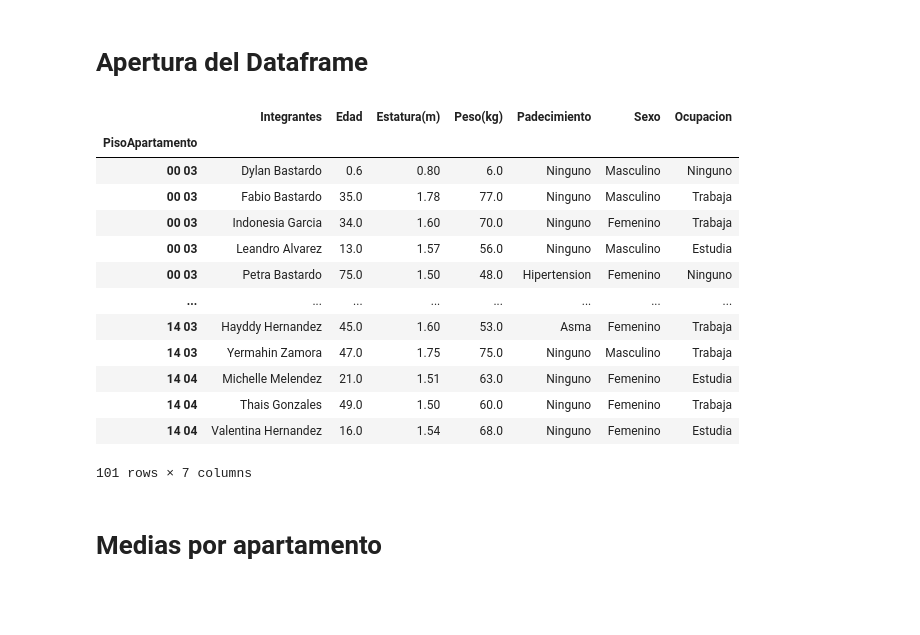
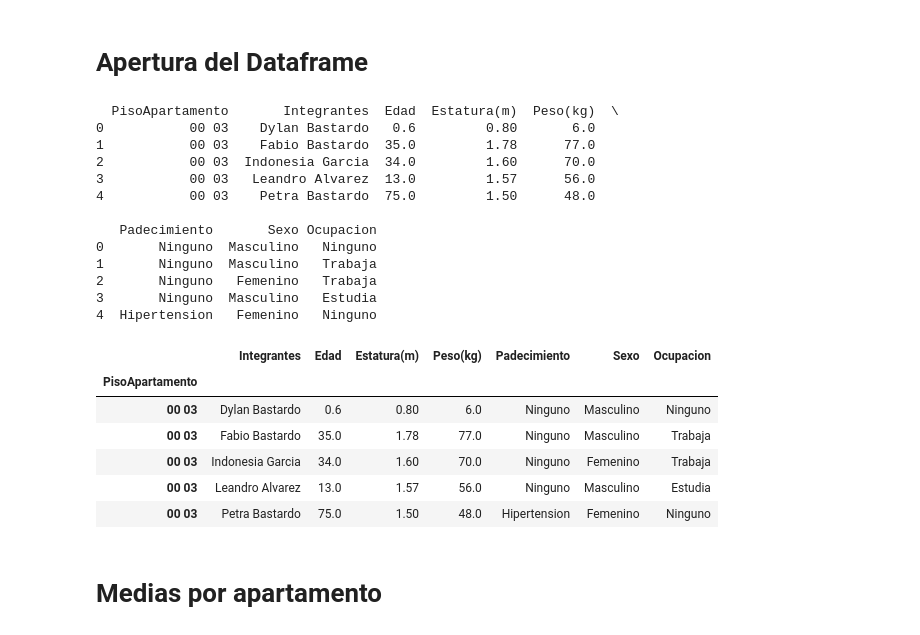
Before and after one commit to kelvinmp/Golden_Brain, a Jupyter notebook: Procesamiento_de_datos.ipynb, the cells around one changed output. Saved outputs shown, nothing was run; the diff lists cells and outputs as text; code cells hidden in the pictures; blank space fills up the shorter version.

```diff
--- a/Procesamiento_de_datos.ipynb
+++ b/Procesamiento_de_datos.ipynb
@@ -3,25 +3,32 @@
 # %%
 import pandas as pd
 import matplotlib.pyplot as plt
 
 data = pd.read_csv('Data.csv')
+print(data.head())
 data.set_index('PisoApartamento', inplace=True)
-data
+data.head()
 # %% [output]
+  PisoApartamento       Integrantes  Edad  Estatura(m)  Peso(kg)  \
+0           00 03    Dylan Bastardo   0.6         0.80       6.0
+1           00 03    Fabio Bastardo  35.0         1.78      77.0
+2           00 03  Indonesia Garcia  34.0         1.60      70.0
+3           00 03   Leandro Alvarez  13.0         1.57      56.0
+4           00 03    Petra Bastardo  75.0         1.50      48.0
+
+   Padecimiento       Sexo Ocupacion
+0       Ninguno  Masculino   Ninguno
+1       Ninguno  Masculino   Trabaja
+2       Ninguno   Femenino   Trabaja
+3       Ninguno  Masculino   Estudia
+4  Hipertension   Femenino   Ninguno
 |  | Integrantes | Edad | Estatura(m) | Peso(kg) | Padecimiento | Sexo | Ocupacion |
 | PisoApartamento |  |  |  |  |  |  |  |
 | 00 03 | Dylan Bastardo | 0.6 | 0.80 | 6.0 | Ninguno | Masculino | Ninguno |
 | 00 03 | Fabio Bastardo | 35.0 | 1.78 | 77.0 | Ninguno | Masculino | Trabaja |
 | 00 03 | Indonesia Garcia | 34.0 | 1.60 | 70.0 | Ninguno | Femenino | Trabaja |
 | 00 03 | Leandro Alvarez | 13.0 | 1.57 | 56.0 | Ninguno | Masculino | Estudia |
 | 00 03 | Petra Bastardo | 75.0 | 1.50 | 48.0 | Hipertension | Femenino | Ninguno |
-| ... | ... | ... | ... | ... | ... | ... | ... |
-| 14 03 | Hayddy Hernandez | 45.0 | 1.60 | 53.0 | Asma | Femenino | Trabaja |
-| 14 03 | Yermahin Zamora | 47.0 | 1.75 | 75.0 | Ninguno | Masculino | Trabaja |
-| 14 04 | Michelle Melendez | 21.0 | 1.51 | 63.0 | Ninguno | Femenino | Estudia |
-| 14 04 | Thais Gonzales | 49.0 | 1.50 | 60.0 | Ninguno | Femenino | Trabaja |
-| 14 04 | Valentina Hernandez | 16.0 | 1.54 | 68.0 | Ninguno | Femenino | Estudia |
-101 rows × 7 columns
 # %% [markdown]
 # Medias por apartamento
 # %%
```
Also changed, not shown: parts of 3 cells of this notebook, 1 other file.
